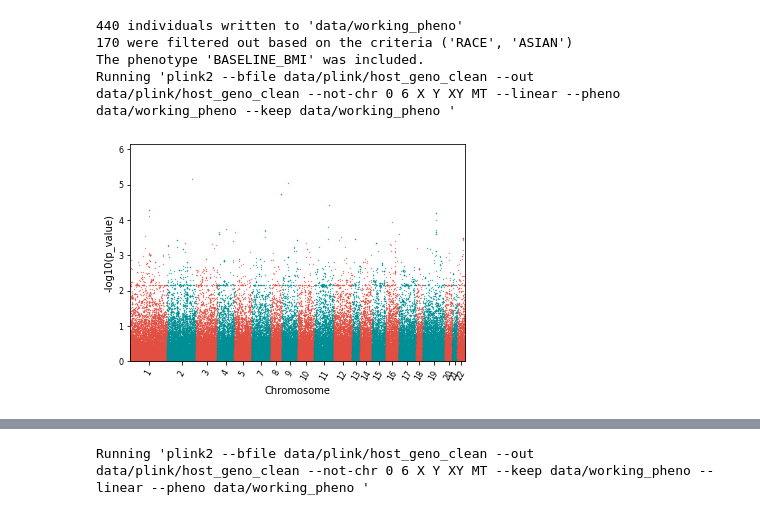
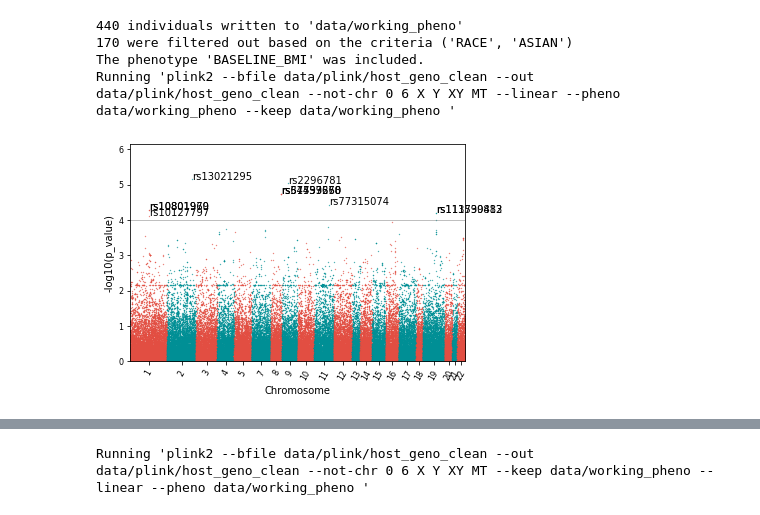
Before and after one commit to matthiaszeller/HBV, a Jupyter notebook: Host genotypes - Analysis.ipynb, the cells around one changed output, grey strips where cells are left out. Cells and saved outputs as stored; diff of their text form; code cells hidden in the pictures.

```diff
--- a/Host genotypes - Analysis.ipynb
+++ b/Host genotypes - Analysis.ipynb
@@ -78,7 +134,7 @@ Running 'plink2 --bfile data/plink/host_geno_clean --out data/plink/host_geno_cl
 # %%
 data = FormatData(PATH_HOST_CLEAN_DATA+'.BASELINE_BMI.glm.linear', sep='\s+', chromosome='#CHROM',
                   p_value='P')
-GenerateManhattan(data, refSNP='ID', significance=7)
+GenerateManhattan(data, refSNP='ID', significance=4)
 # %% [output]
-[figure, old version]
+[figure, new version]
 # %%
```
Also changed, not shown: parts of 58 cells of this notebook, 3 other files.
